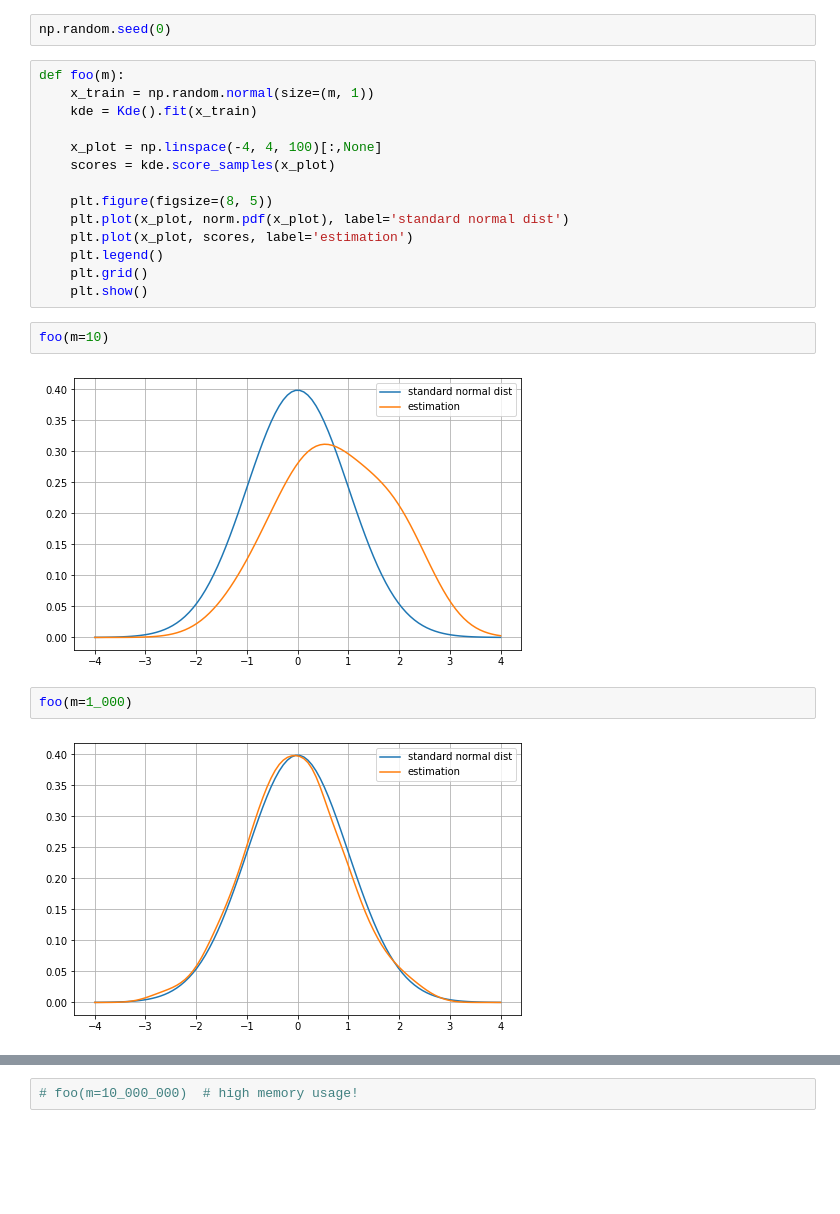
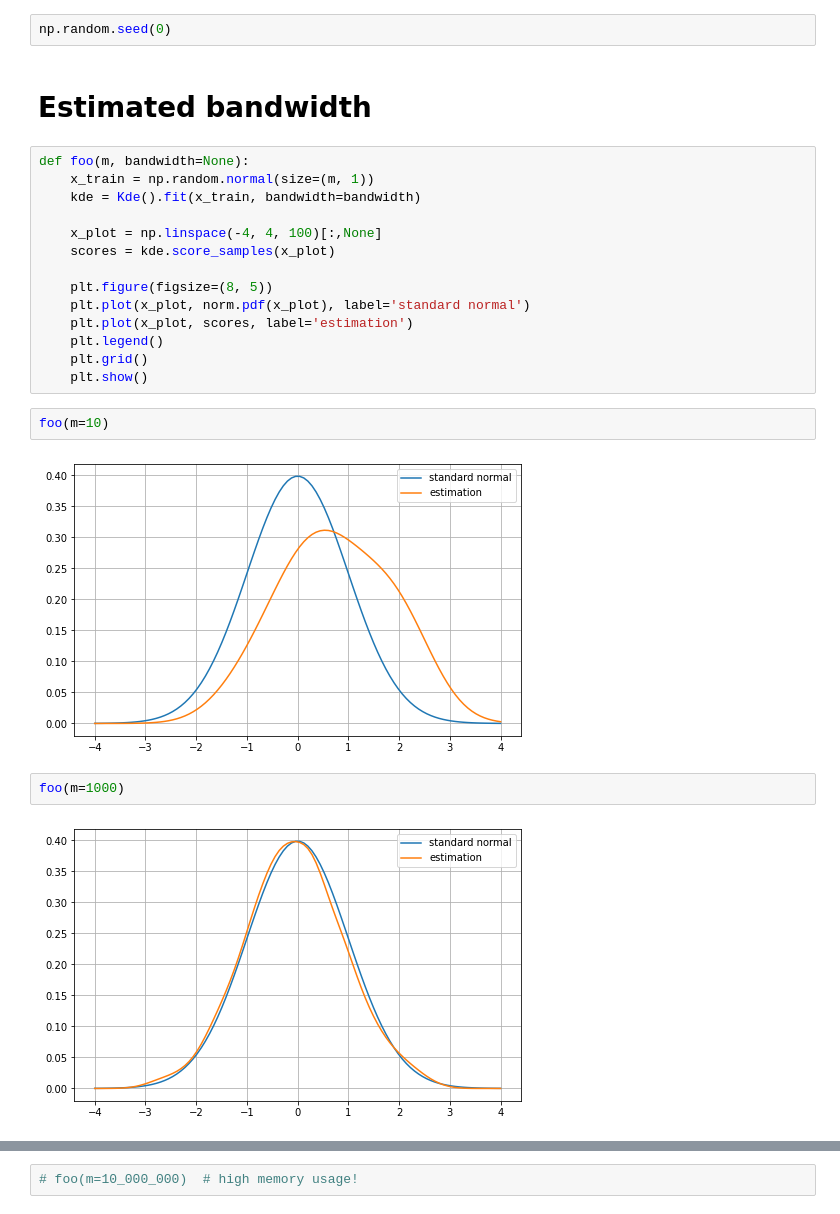
Before and after one commit to krystianfranus/kde-learn, a Jupyter notebook: notebooks/kde.ipynb, the cells around one changed output, grey strips where cells are left out. Cells and saved outputs as stored; diff of their text form; blank space fills up the shorter version.

```diff
--- a/notebooks/kde.ipynb
+++ b/notebooks/kde.ipynb
@@ -5,16 +5,18 @@ from scipy.stats import norm
 from kdelearn import Kde
 # %%
 np.random.seed(0)
+# %% [markdown]
+# Estimated bandwidth
 # %%
-def foo(m):
+def foo(m, bandwidth=None):
     x_train = np.random.normal(size=(m, 1))
-    kde = Kde().fit(x_train)
+    kde = Kde().fit(x_train, bandwidth=bandwidth)
 
     x_plot = np.linspace(-4, 4, 100)[:,None]
     scores = kde.score_samples(x_plot)
 
     plt.figure(figsize=(8, 5))
-    plt.plot(x_plot, norm.pdf(x_plot), label='standard normal dist')
+    plt.plot(x_plot, norm.pdf(x_plot), label='standard normal')
     plt.plot(x_plot, scores, label='estimation')
     plt.legend()
     plt.grid()
@@ -22,11 +24,11 @@ def foo(m):
 # %%
 foo(m=10)
 # %% [output]
-[figure, old version]
+[figure, new version]
 # %%
-foo(m=1_000)
+foo(m=1000)
 # %% [output]
-[figure, old version]
+[figure, new version]
 # %%
 foo(m=1_000_000)
 # %% [output]
```
Also changed, not shown: parts of 6 cells of this notebook, 5 other files.
